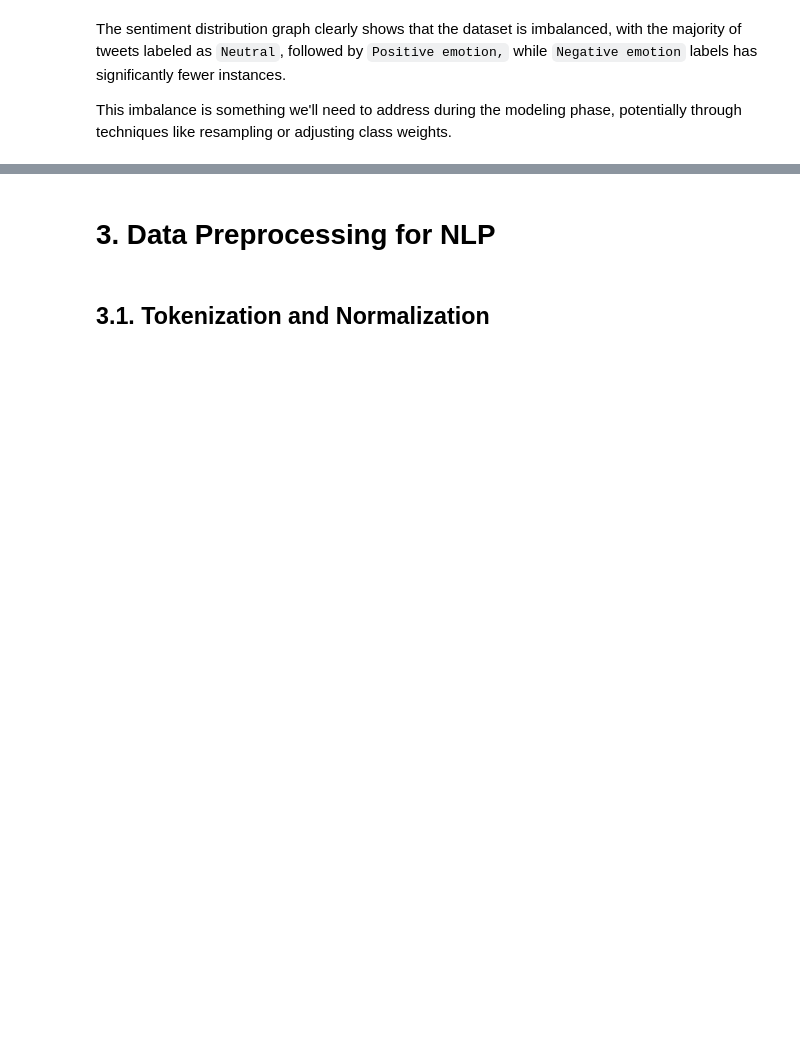
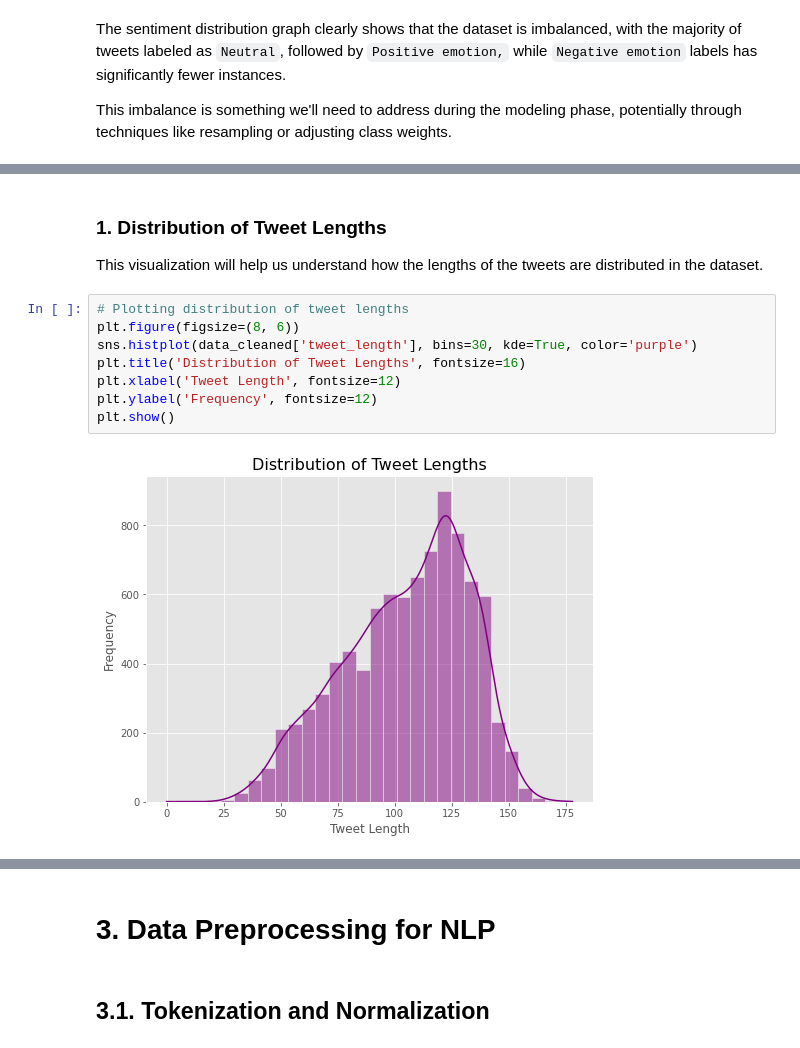
Before and after one commit to MONISH254/Twitter_Sentiment_Analysis, a Jupyter notebook: NLP Sentiment Analysis.ipynb, the cells around one changed output, grey strips where cells are left out. Drawn from its saved outputs; the diff is of its cells as text; blank space fills up the shorter version.

```diff
--- a/NLP Sentiment Analysis.ipynb
+++ b/NLP Sentiment Analysis.ipynb
@@ -325,0 +334,13 @@ This imbalance is something we'll need to address during the modeling phase, pot
+# %% [markdown]
+### 1. Distribution of Tweet Lengths
+This visualization will help us understand how the lengths of the tweets are distributed in the dataset.
+# %%
+# Plotting distribution of tweet lengths
+plt.figure(figsize=(8, 6))
+sns.histplot(data_cleaned['tweet_length'], bins=30, kde=True, color='purple')
+plt.title('Distribution of Tweet Lengths', fontsize=16)
+plt.xlabel('Tweet Length', fontsize=12)
+plt.ylabel('Frequency', fontsize=12)
+plt.show()
+# %% [output]
+[figure, added]
```
Also changed, not shown: parts of 42 cells of this notebook, 1 other file.
